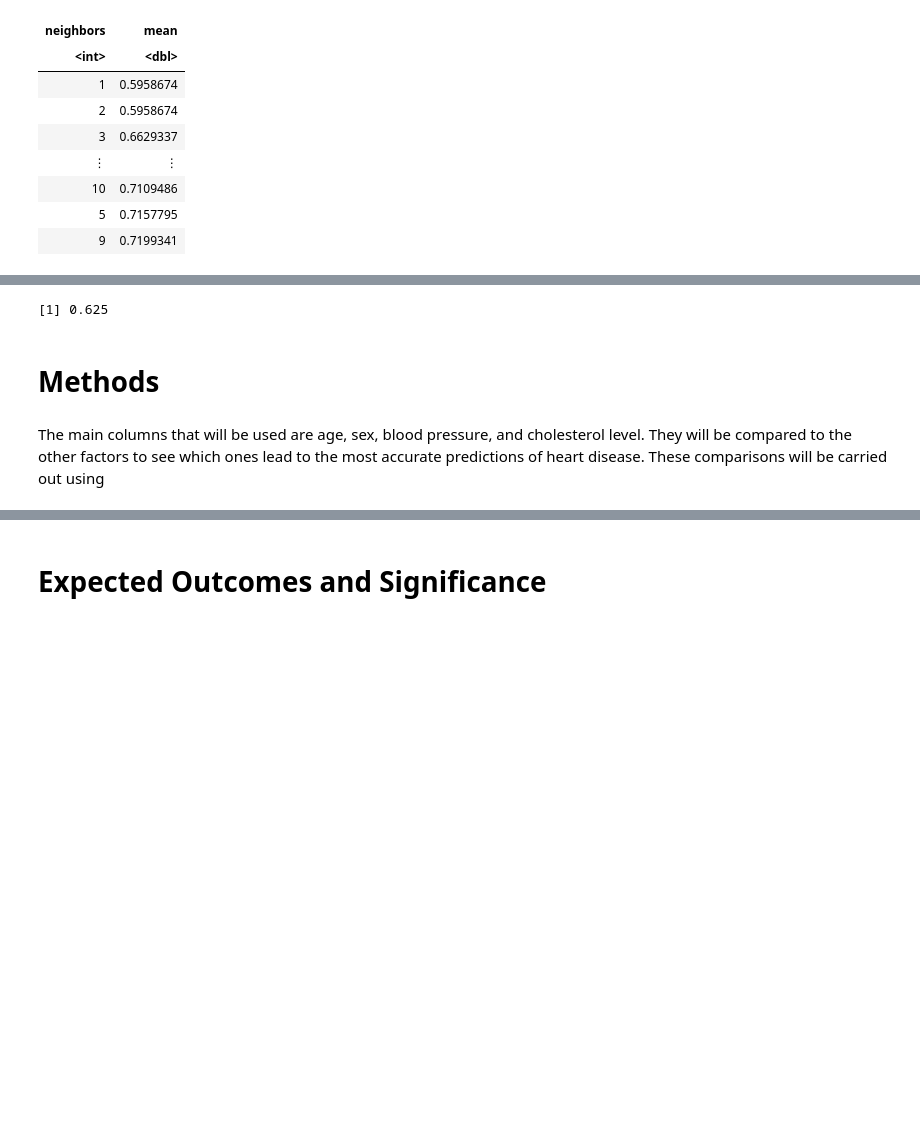
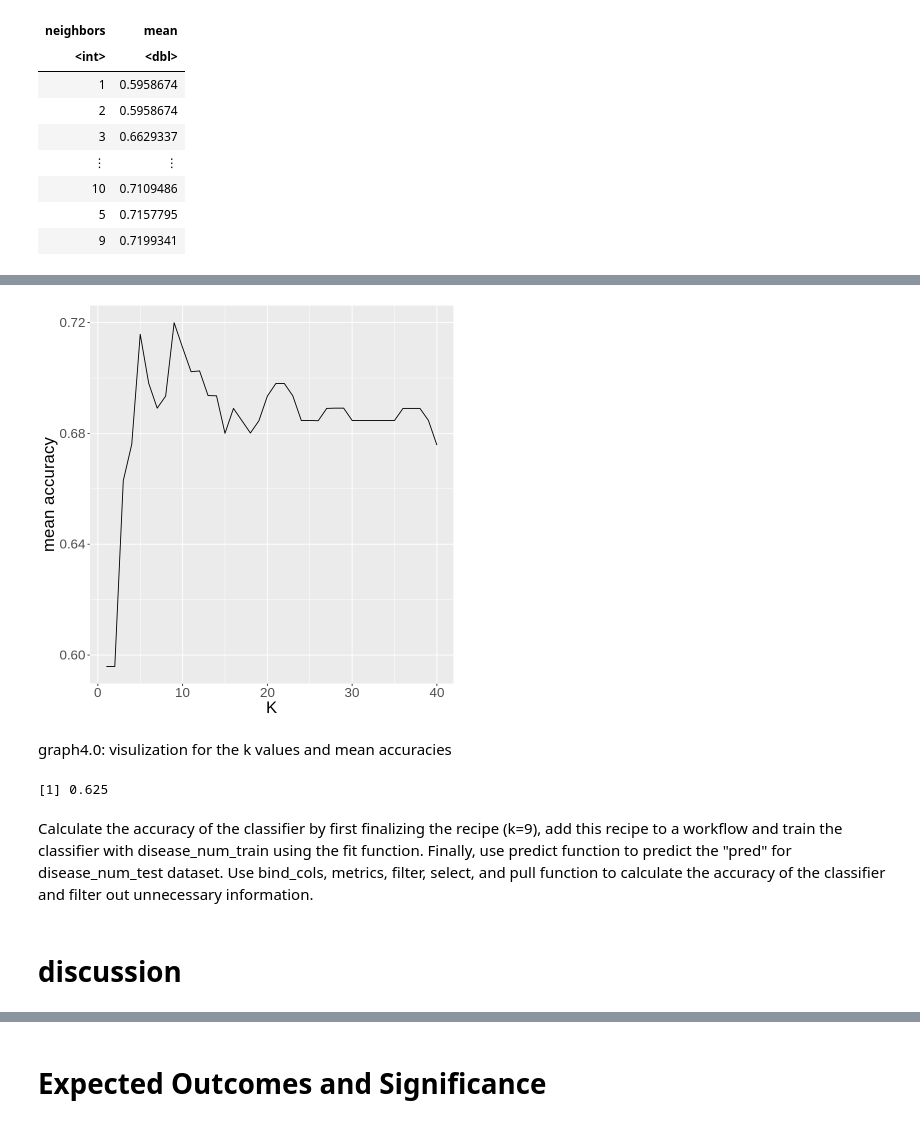
Before and after one commit to 19Lefoue/Heart_disease, a Jupyter notebook: Heart_disease.ipynb, the cells around one changed output, grey strips where cells are left out. Cells and saved outputs as stored; diff of their text form; code cells hidden in the pictures; blank space fills up the shorter version.

Commit message:
methods and discussion

```diff
--- a/Heart_disease.ipynb
+++ b/Heart_disease.ipynb
@@ -264,3 +363,14 @@ A tibble: 40 × 2
+# %%
+k_line <- ggplot(knn_fit, aes(x = neighbors, y = mean)) +
+  geom_line() +
+  xlab("K") +
+  ylab("mean accuracy") +
+  theme(text = element_text(size = 20))
+k_line
+# %% [output]
+[figure, added]
+# %% [markdown]
+graph4.0: visulization for the k values and mean accuracies
 # %%
 #final calculation
 
@@ -284,7 +394,7 @@ disease_predict <- predict(knn_fit, disease_num_test) %>%
 disease_predict
 # %% [output]
 [1] 0.625
+# %% [markdown]
+Calculate the accuracy of the classifier by first finalizing the recipe (k=9), add this recipe to a workflow and train the classifier with disease_num_train using the fit function. Finally, use predict function to predict the "pred" for disease_num_test dataset. Use bind_cols, metrics, filter, select, and pull function to calculate the accuracy of the classifier and filter out unnecessary information.
 # %% [markdown]
-# Methods
+# discussion
-# %% [markdown]
-The main columns that will be used are age, sex, blood pressure, and cholesterol level. They will be compared to the other factors to see which ones lead to the most accurate predictions of heart disease. These comparisons will be carried out using
```
Also changed, not shown: parts of 24 cells of this notebook.
